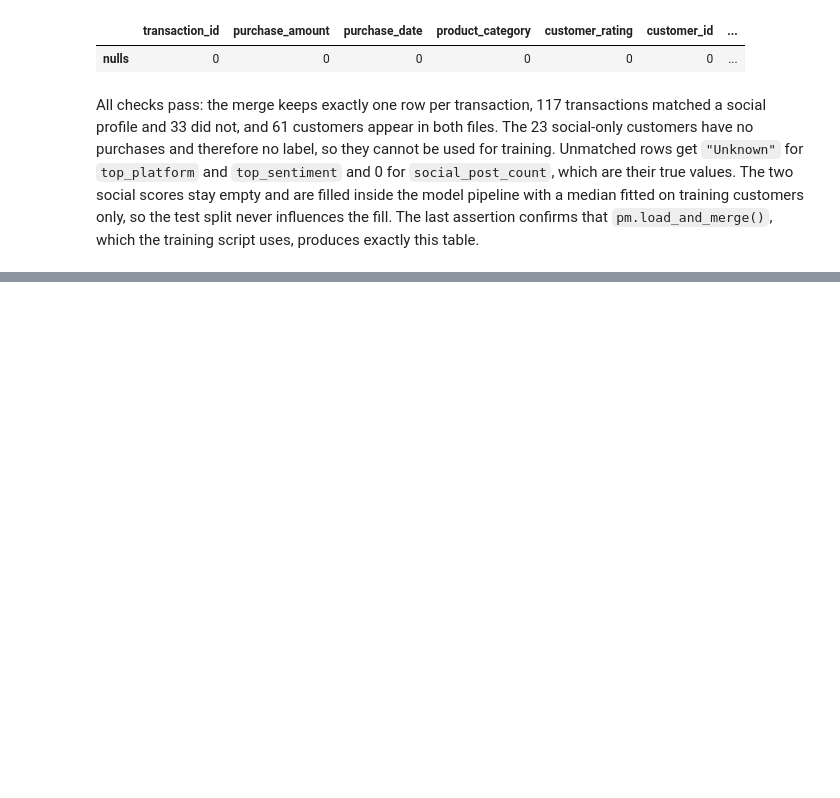
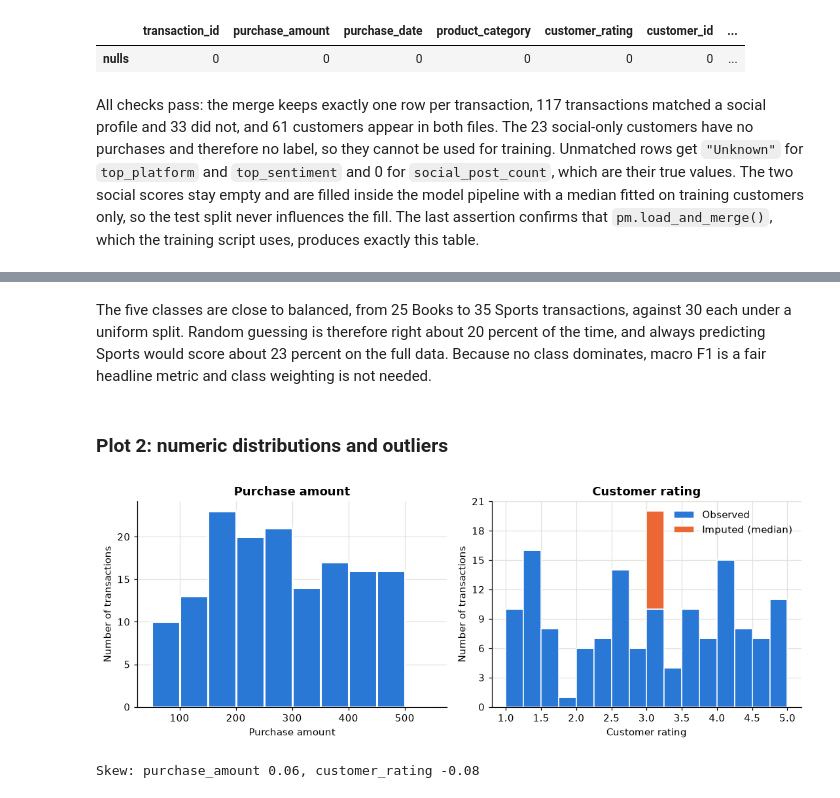
Before and after one commit to Flaviaa4/multi_data_processing, a Jupyter notebook: notebooks/tabular_pipeline.ipynb, the cells around one changed output, grey strips where cells are left out. Cells and saved outputs as stored; diff of their text form; code cells hidden in the pictures; blank space fills up the shorter version.

```diff
--- a/notebooks/tabular_pipeline.ipynb
+++ b/notebooks/tabular_pipeline.ipynb
@@ -202,0 +290,30 @@ All checks pass: the merge keeps exactly one row per transaction, 117 transactio
+# %% [markdown]
+The five classes are close to balanced, from 25 Books to 35 Sports transactions, against 30 each under a uniform split. Random guessing is therefore right about 20 percent of the time, and always predicting Sports would score about 23 percent on the full data. Because no class dominates, macro F1 is a fair headline metric and class weighting is not needed.
+# %% [markdown]
+### Plot 2: numeric distributions and outliers
+# %%
+fig, (ax_amount, ax_rating) = plt.subplots(1, 2, figsize=(10, 3.8))
+
+ax_amount.hist(merged["purchase_amount"], bins=np.arange(50, 551, 50), color=BLUE, edgecolor="white", linewidth=2)
+ax_amount.set_title("Purchase amount")
+ax_amount.set_xlabel("Purchase amount")
+ax_amount.set_ylabel("Number of transactions")
+
+rating_bins = np.arange(1, 5.01, 0.25)
+observed = merged.loc[~merged["rating_missing"], "customer_rating"]
+imputed = merged.loc[merged["rating_missing"], "customer_rating"]
+ax_rating.hist([observed, imputed], bins=rating_bins, stacked=True, color=[BLUE, ORANGE],
+               edgecolor="white", linewidth=1, label=["Observed", "Imputed (median)"])
+ax_rating.set_title("Customer rating")
+ax_rating.set_xlabel("Customer rating")
+ax_rating.set_ylabel("Number of transactions")
+ax_rating.yaxis.set_major_locator(MaxNLocator(integer=True))
+ax_rating.legend(frameon=False)
+
+plt.tight_layout()
+plt.show()
+
+print(f"Skew: purchase_amount {merged['purchase_amount'].skew():.2f}, customer_rating {merged['customer_rating'].skew():.2f}")
+# %% [output]
+[figure, added]
+Skew: purchase_amount 0.06, customer_rating -0.08
```
Also changed, not shown: parts of 17 cells of this notebook.
